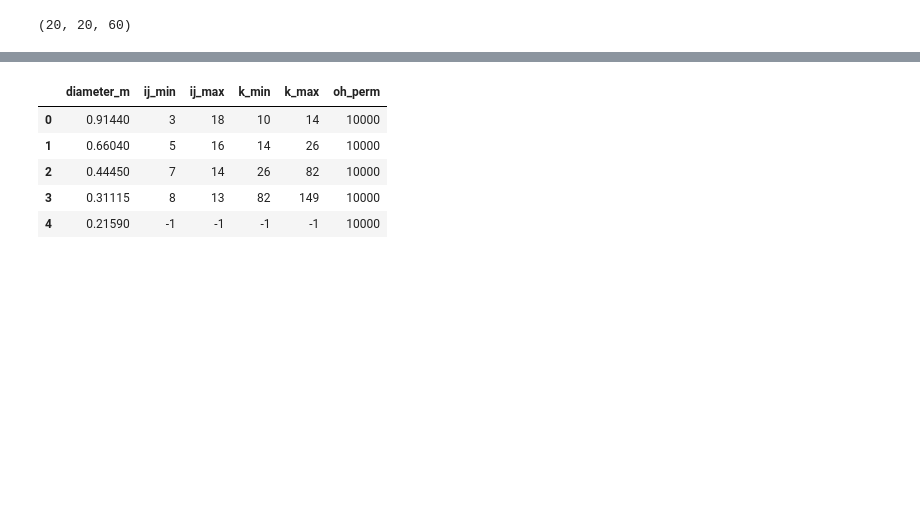
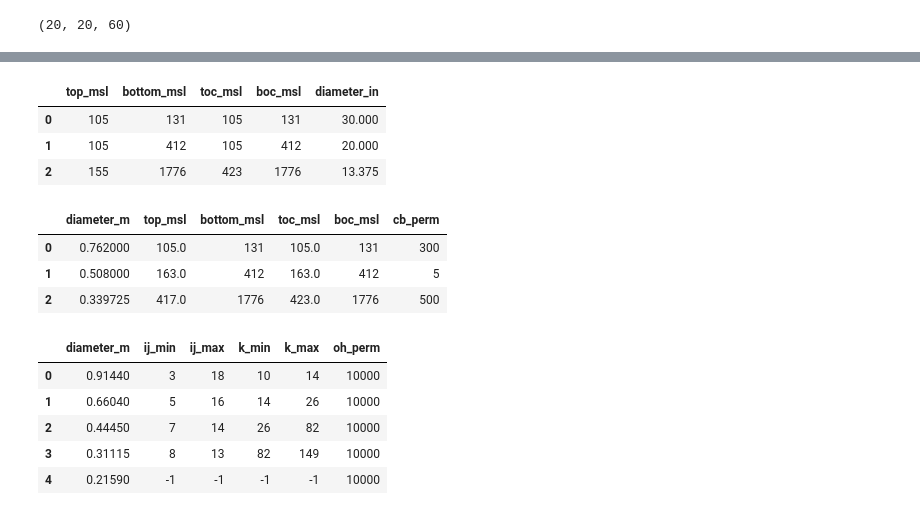
Before and after one commit to equinor/WINC_OnePager, a Jupyter notebook: notebooks/pflotran_gap.ipynb, the cells around one changed output, grey strips where cells are left out. Saved outputs shown, nothing was run; the diff lists cells and outputs as text; code cells hidden in the pictures; blank space fills up the shorter version.

```diff
--- a/notebooks/pflotran_gap.ipynb
+++ b/notebooks/pflotran_gap.ipynb
@@ -221,3 +259,19 @@ grid_refine.build_LGR(drilling_df, casings_df, barriers_mod_df)
+# %%
+casings_df.loc[:, ['top_msl', 'bottom_msl', 'toc_msl', 'boc_msl', 'diameter_in']]
+# %% [output]
+|  | top_msl | bottom_msl | toc_msl | boc_msl | diameter_in |
+| 0 | 105 | 131 | 105 | 131 | 30.000 |
+| 1 | 105 | 412 | 105 | 412 | 20.000 |
+| 2 | 155 | 1776 | 423 | 1776 | 13.375 |
+# %%
+from src.WellClass.libs.well_computed.well_casings_gap import gap_casings
+new_casing_df = gap_casings(drilling_df, casings_df)
+new_casing_df
+# %% [output]
+|  | diameter_m | top_msl | bottom_msl | toc_msl | boc_msl | cb_perm |
+| 0 | 0.762000 | 105.0 | 131 | 105.0 | 131 | 300 |
+| 1 | 0.508000 | 163.0 | 412 | 163.0 | 412 | 5 |
+| 2 | 0.339725 | 417.0 | 1776 | 423.0 | 1776 | 500 |
 # %%
 drilling_gap = drilling_df.loc[:, ['diameter_m', 'ij_min', 'ij_max', 'k_min', 'k_max', 'oh_perm']]
 drilling_gap
```
Also changed, not shown: parts of 14 cells of this notebook, 3 other files.
